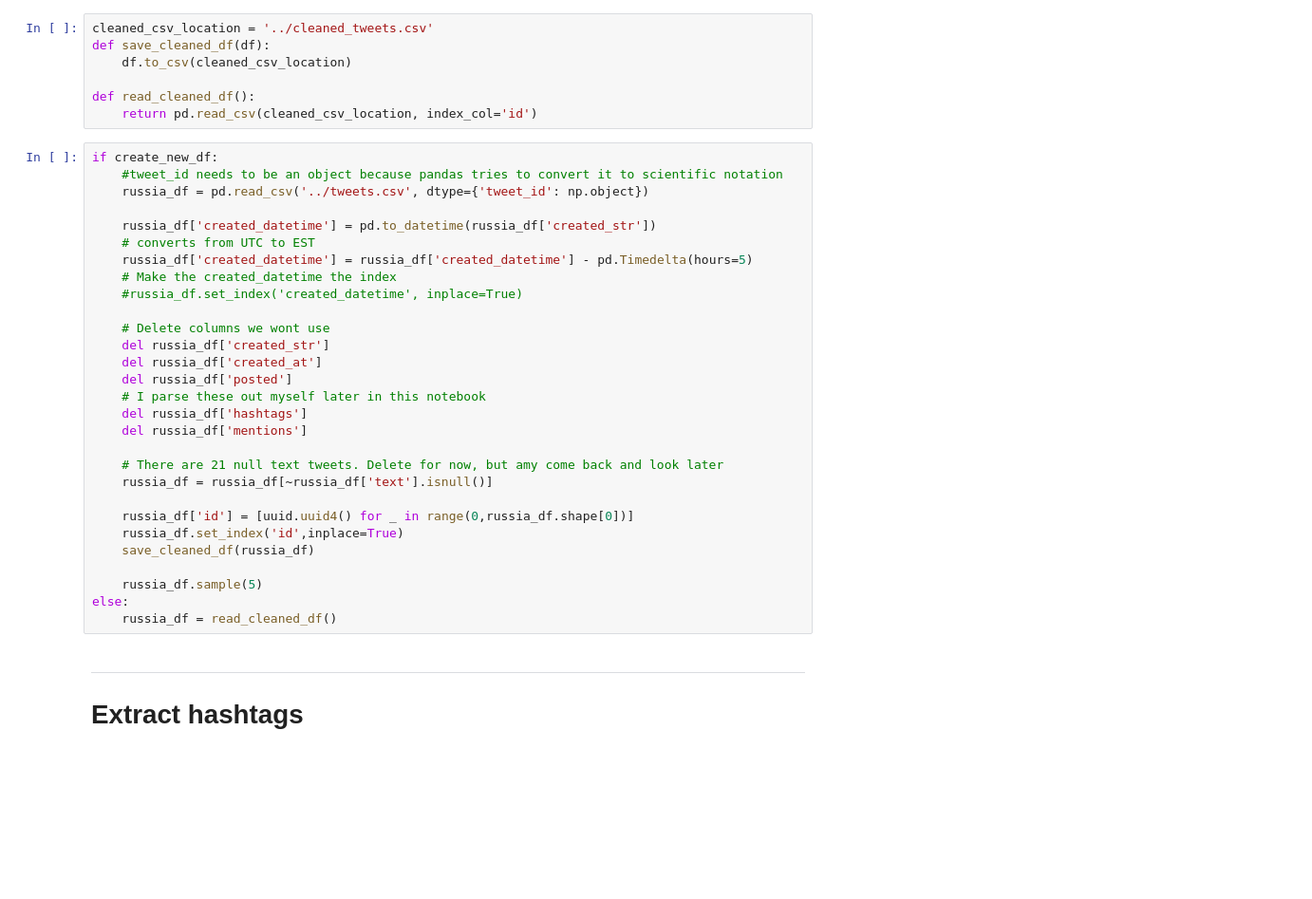
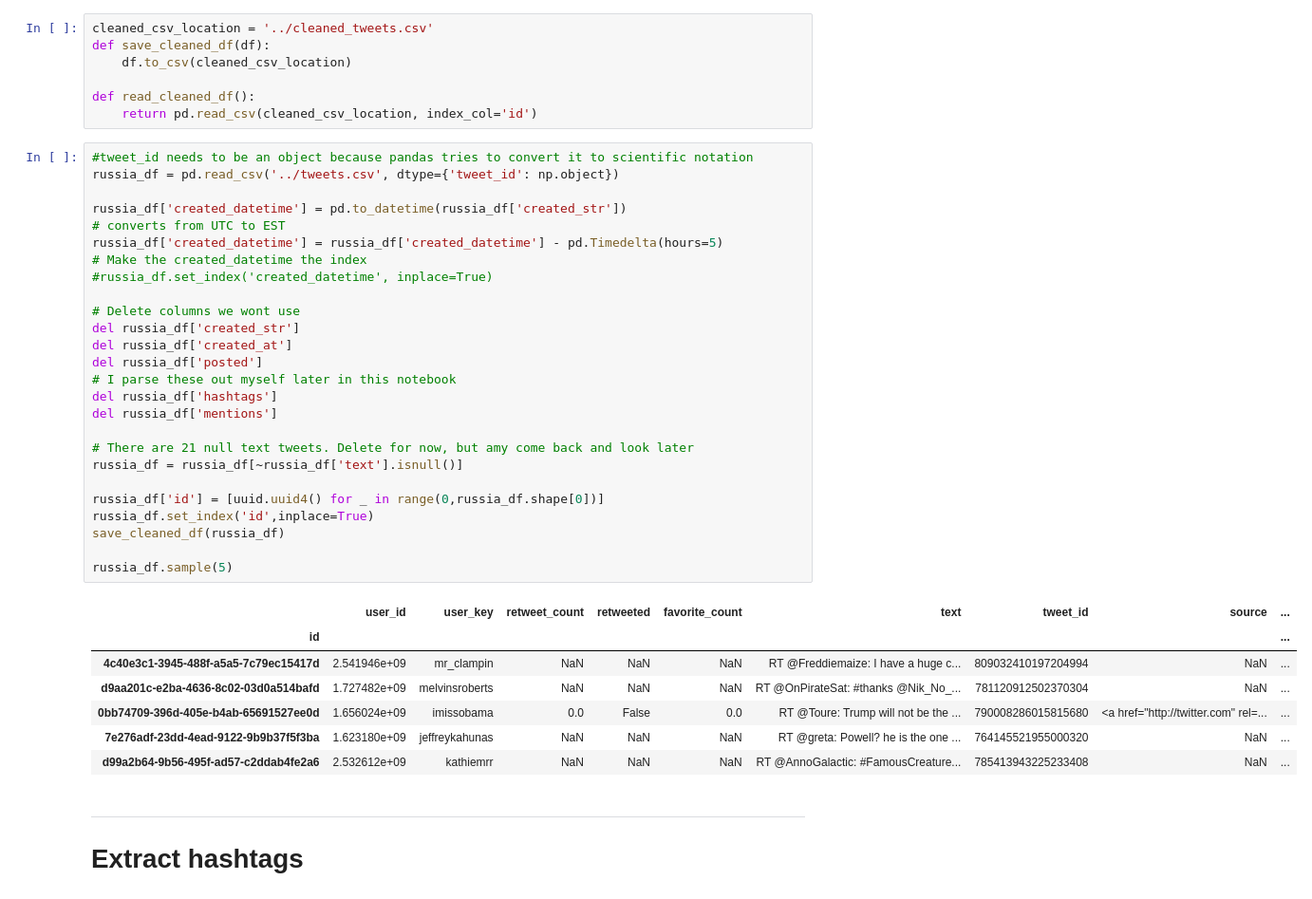
Before and after one commit to aaronmunoz/russian_twitter_analysis, a Jupyter notebook: DEA and Initial Work/Data Cleaning.ipynb, the cells around one changed output. Shown: that part at 95% size. Cells and saved outputs as stored; diff of their text form; blank space fills up the shorter version.

```diff
--- a/DEA and Initial Work/Data Cleaning.ipynb
+++ b/DEA and Initial Work/Data Cleaning.ipynb
@@ -25,34 +23,39 @@ def save_cleaned_df(df):
 def read_cleaned_df():
     return pd.read_csv(cleaned_csv_location, index_col='id')
 # %%
-if create_new_df:
-    #tweet_id needs to be an object because pandas tries to convert it to scientific notation
-    russia_df = pd.read_csv('../tweets.csv', dtype={'tweet_id': np.object})
+#tweet_id needs to be an object because pandas tries to convert it to scientific notation
+russia_df = pd.read_csv('../tweets.csv', dtype={'tweet_id': np.object})
 
-    russia_df['created_datetime'] = pd.to_datetime(russia_df['created_str'])
-    # converts from UTC to EST
-    russia_df['created_datetime'] = russia_df['created_datetime'] - pd.Timedelta(hours=5)
-    # Make the created_datetime the index
-    #russia_df.set_index('created_datetime', inplace=True)
+russia_df['created_datetime'] = pd.to_datetime(russia_df['created_str'])
+# converts from UTC to EST
+russia_df['created_datetime'] = russia_df['created_datetime'] - pd.Timedelta(hours=5)
+# Make the created_datetime the index
+#russia_df.set_index('created_datetime', inplace=True)
 
-    # Delete columns we wont use
-    del russia_df['created_str']
-    del russia_df['created_at']
-    del russia_df['posted']
-    # I parse these out myself later in this notebook
-    del russia_df['hashtags']
-    del russia_df['mentions']
+# Delete columns we wont use
+del russia_df['created_str']
+del russia_df['created_at']
+del russia_df['posted']
+# I parse these out myself later in this notebook
+del russia_df['hashtags']
+del russia_df['mentions']
 
-    # There are 21 null text tweets. Delete for now, but amy come back and look later
-    russia_df = russia_df[~russia_df['text'].isnull()]
+# There are 21 null text tweets. Delete for now, but amy come back and look later
+russia_df = russia_df[~russia_df['text'].isnull()]
 
-    russia_df['id'] = [uuid.uuid4() for _ in range(0,russia_df.shape[0])]
-    russia_df.set_index('id',inplace=True)
-    save_cleaned_df(russia_df)
+russia_df['id'] = [uuid.uuid4() for _ in range(0,russia_df.shape[0])]
+russia_df.set_index('id',inplace=True)
+save_cleaned_df(russia_df)
 
-    russia_df.sample(5)
-else:
-    russia_df = read_cleaned_df()
+russia_df.sample(5)
+# %% [output]
+|  | user_id | user_key | retweet_count | retweeted | favorite_count | text | tweet_id | source | ... |
+| id |  |  |  |  |  |  |  |  | ... |
+| 4c40e3c1-3945-488f-a5a5-7c79ec15417d | 2.541946e+09 | mr_clampin | NaN | NaN | NaN | RT @Freddiemaize: I have a huge c... | 809032410197204994 | NaN | ... |
+| d9aa201c-e2ba-4636-8c02-03d0a514bafd | 1.727482e+09 | melvinsroberts | NaN | NaN | NaN | RT @OnPirateSat: #thanks @Nik_No_... | 781120912502370304 | NaN | ... |
+| 0bb74709-396d-405e-b4ab-65691527ee0d | 1.656024e+09 | imissobama | 0.0 | False | 0.0 | RT @Toure: Trump will not be the ... | 790008286015815680 | <a href="http://twitter.com" rel=... | ... |
+| 7e276adf-23dd-4ead-9122-9b9b37f5f3ba | 1.623180e+09 | jeffreykahunas | NaN | NaN | NaN | RT @greta: Powell? he is the one ... | 764145521955000320 | NaN | ... |
+| d99a2b64-9b56-495f-ad57-c2ddab4fe2a6 | 2.532612e+09 | kathiemrr | NaN | NaN | NaN | RT @AnnoGalactic: #FamousCreature... | 785413943225233408 | NaN | ... |
 # %% [markdown]
 ***
 # Extract hashtags #
```
Also changed, not shown: parts of 21 cells of this notebook, 31 other files.
